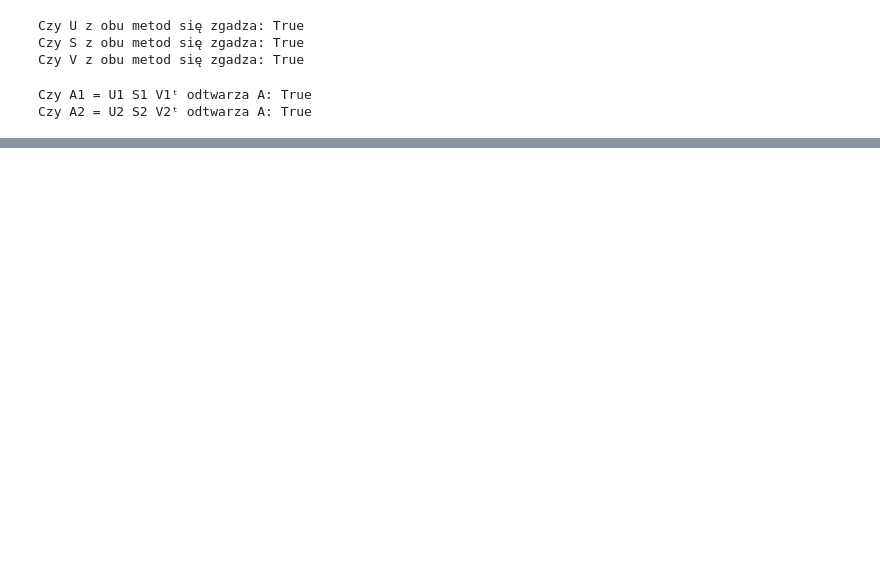
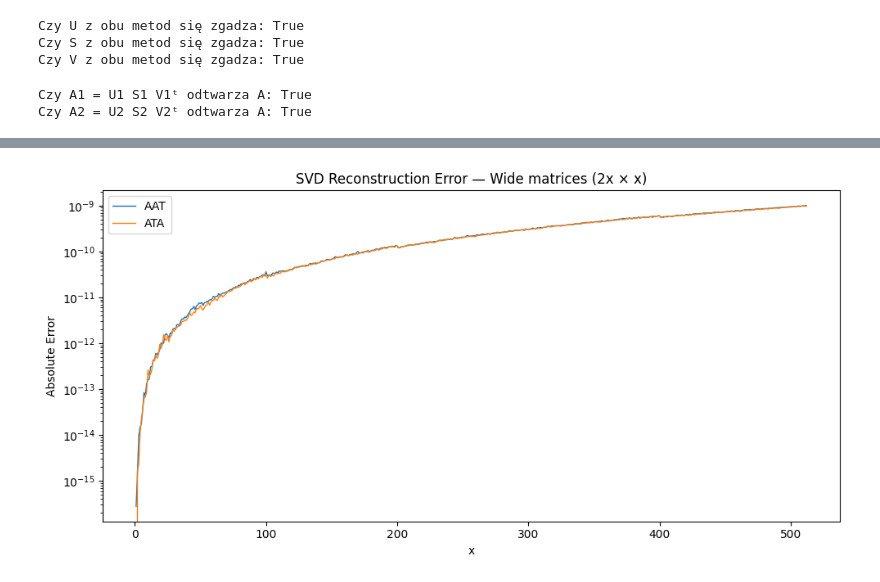
Before and after one commit to mnozkiewicz/Matrix-Calculus, a Jupyter notebook: reports/report4.ipynb, the cells around one changed output, grey strips where cells are left out. Drawn from its saved outputs; the diff is of its cells as text; code cells hidden in the pictures; blank space fills up the shorter version.

```diff
--- a/reports/report4.ipynb
+++ b/reports/report4.ipynb
@@ -193,0 +278,4 @@ dim N(A) = 0
+# %%
+test_range(lambda x: (2*x, x), "Wide matrices (2x × x)", max_size=512)
+# %% [output]
+[figure, added]
```
Also changed, not shown: parts of 18 cells of this notebook.
